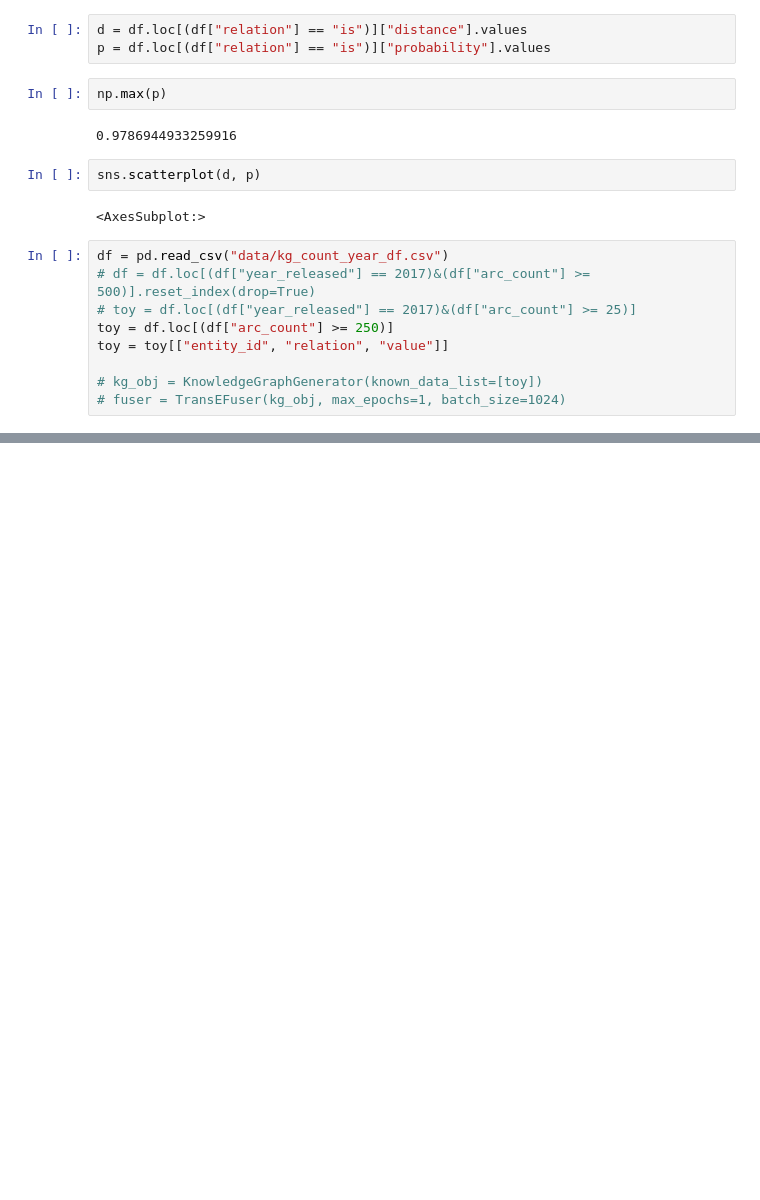
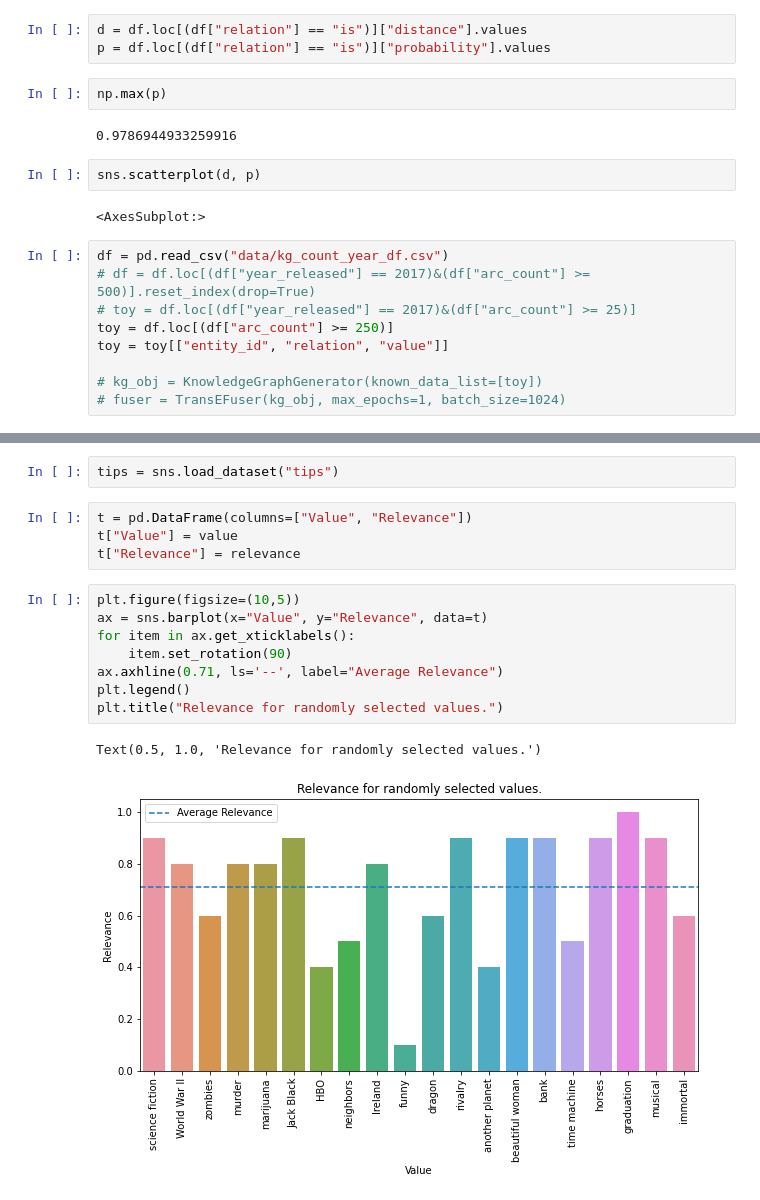
Before and after one commit to tomkpace/blue-ribbon, a Jupyter notebook: fusion.ipynb, the cells around one changed output, grey strips where cells are left out. Drawn from its saved outputs; the diff is of its cells as text; blank space fills up the shorter version.

```diff
--- a/fusion.ipynb
+++ b/fusion.ipynb
@@ -106,0 +437,17 @@ toy = toy[["entity_id", "relation", "value"]]
+# %%
+tips = sns.load_dataset("tips")
+# %%
+t = pd.DataFrame(columns=["Value", "Relevance"])
+t["Value"] = value
+t["Relevance"] = relevance
+# %%
+plt.figure(figsize=(10,5))
+ax = sns.barplot(x="Value", y="Relevance", data=t)
+for item in ax.get_xticklabels():
+    item.set_rotation(90)
+ax.axhline(0.71, ls='--', label="Average Relevance")
+plt.legend()
+plt.title("Relevance for randomly selected values.")
+# %% [output]
+Text(0.5, 1.0, 'Relevance for randomly selected values.')
+[figure, added]
```
Also changed, not shown: parts of 30 cells of this notebook, 2 other files.
